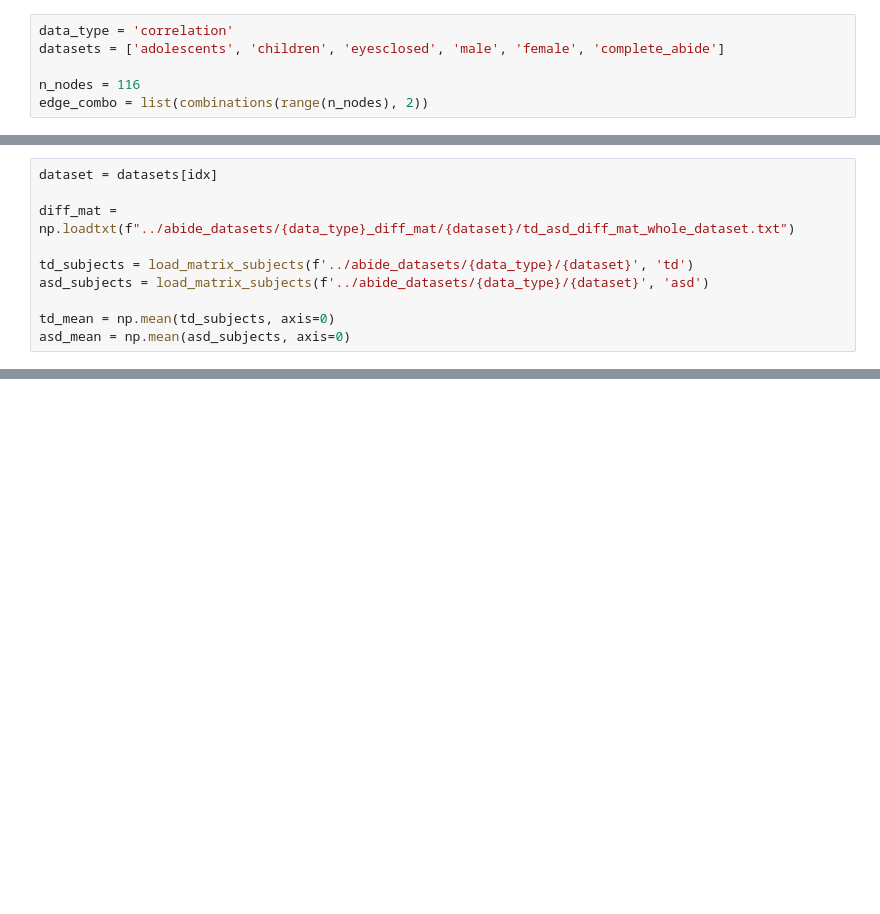
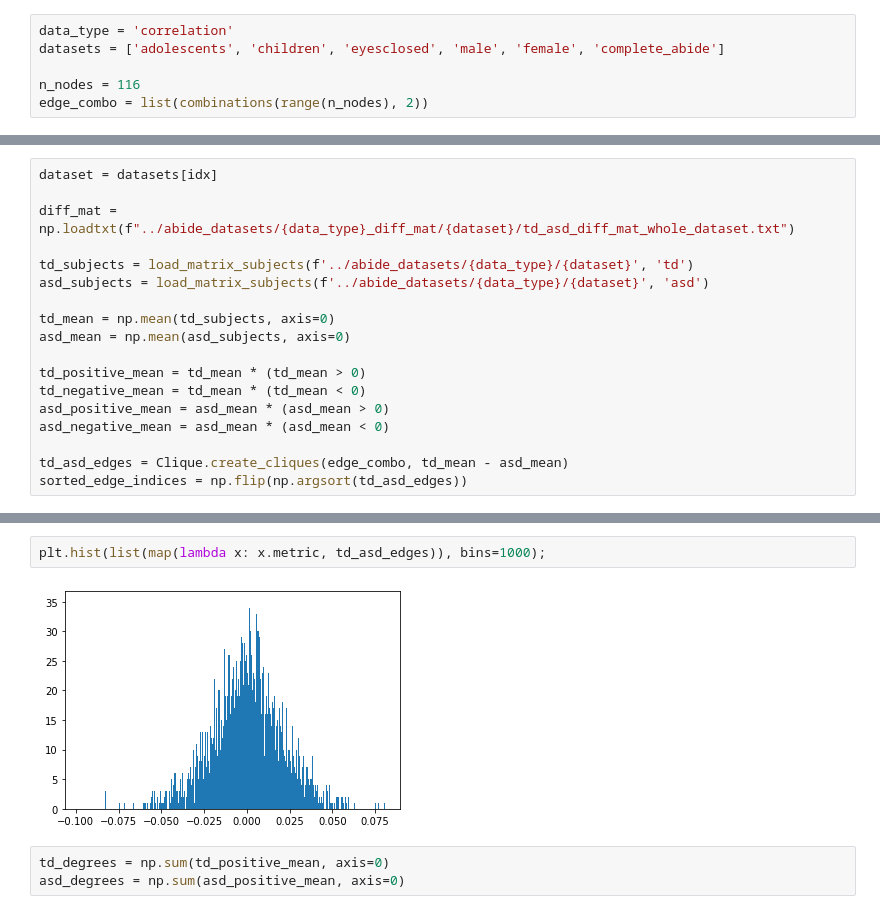
Before and after one commit to jrts/signed_modularity, a Jupyter notebook: modularity.ipynb, the cells around one changed output, grey strips where cells are left out. Cells and saved outputs as stored; diff of their text form; blank space fills up the shorter version.

```diff
--- a/modularity.ipynb
+++ b/modularity.ipynb
@@ -57,3 +67,11 @@ asd_subjects = load_matrix_subjects(f'../abide_datasets/{data_type}/{dataset}',
 
 td_mean = np.mean(td_subjects, axis=0)
 asd_mean = np.mean(asd_subjects, axis=0)
+
+td_positive_mean = td_mean * (td_mean > 0)
+td_negative_mean = td_mean * (td_mean < 0)
+asd_positive_mean = asd_mean * (asd_mean > 0)
+asd_negative_mean = asd_mean * (asd_mean < 0)
+
+td_asd_edges = Clique.create_cliques(edge_combo, td_mean - asd_mean)
+sorted_edge_indices = np.flip(np.argsort(td_asd_edges))
@@ -59,0 +86,7 @@ asd_mean = np.mean(asd_subjects, axis=0)
+# %%
+plt.hist(list(map(lambda x: x.metric, td_asd_edges)), bins=1000);
+# %% [output]
+[figure, added]
+# %%
+td_degrees = np.sum(td_positive_mean, axis=0)
+asd_degrees = np.sum(asd_positive_mean, axis=0)
```
Also changed, not shown: parts of 27 cells of this notebook, 2 other files.
